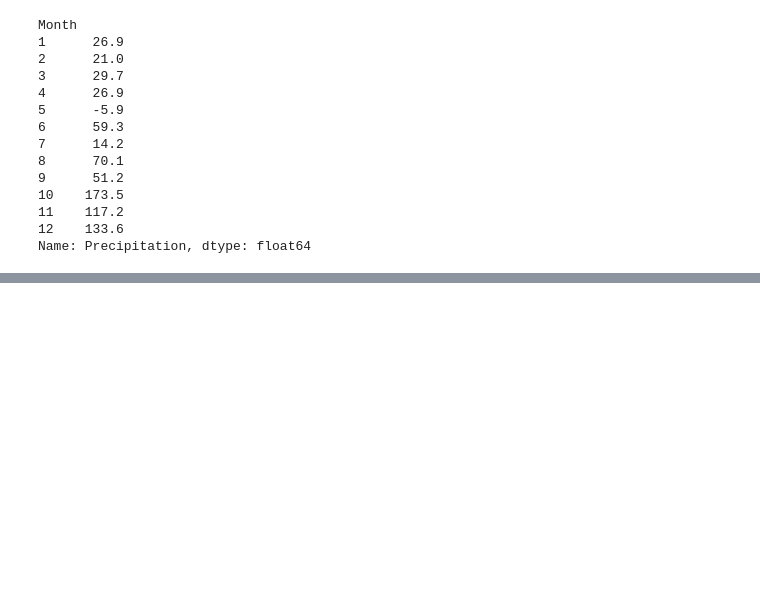
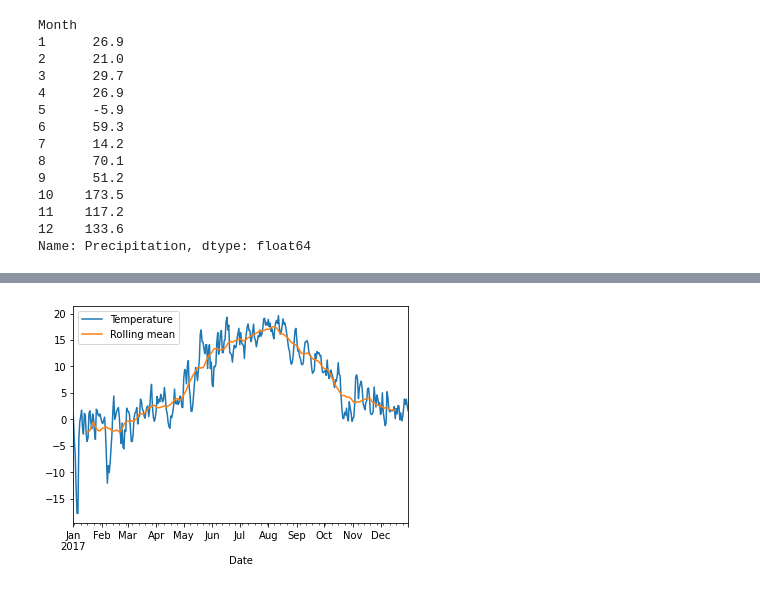
Before and after one commit to tauimonen/Data-science, a Jupyter notebook: advanced_numpy.ipynb, the cells around one changed output, grey strips where cells are left out. Saved outputs shown, nothing was run; the diff lists cells and outputs as text; code cells hidden in the pictures; blank space fills up the shorter version.

```diff
--- a/advanced_numpy.ipynb
+++ b/advanced_numpy.ipynb
@@ -1926,0 +2089,5 @@ Name: Precipitation, dtype: float64
+# %%
+data = pd.DataFrame({"Temperature" : wh2.Temperature, "Rolling mean" : rolling.mean()})
+data.plot();
+# %% [output]
+[figure, added]
```
Also changed, not shown: parts of 22 cells of this notebook.
